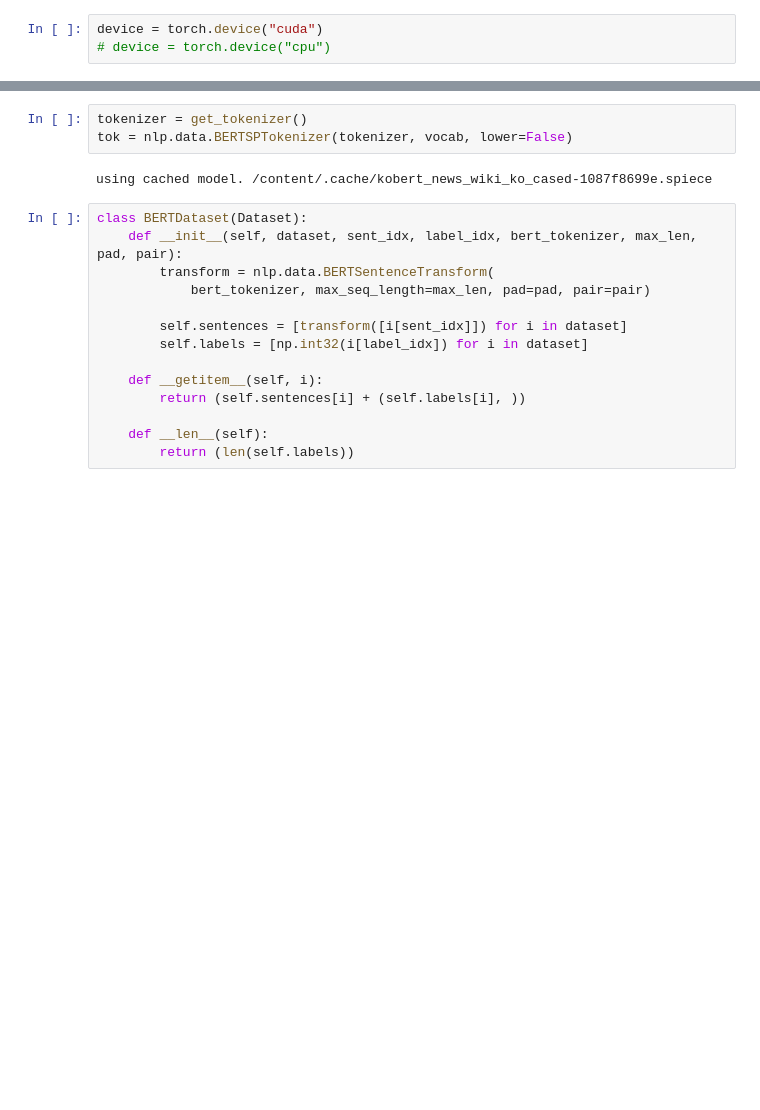
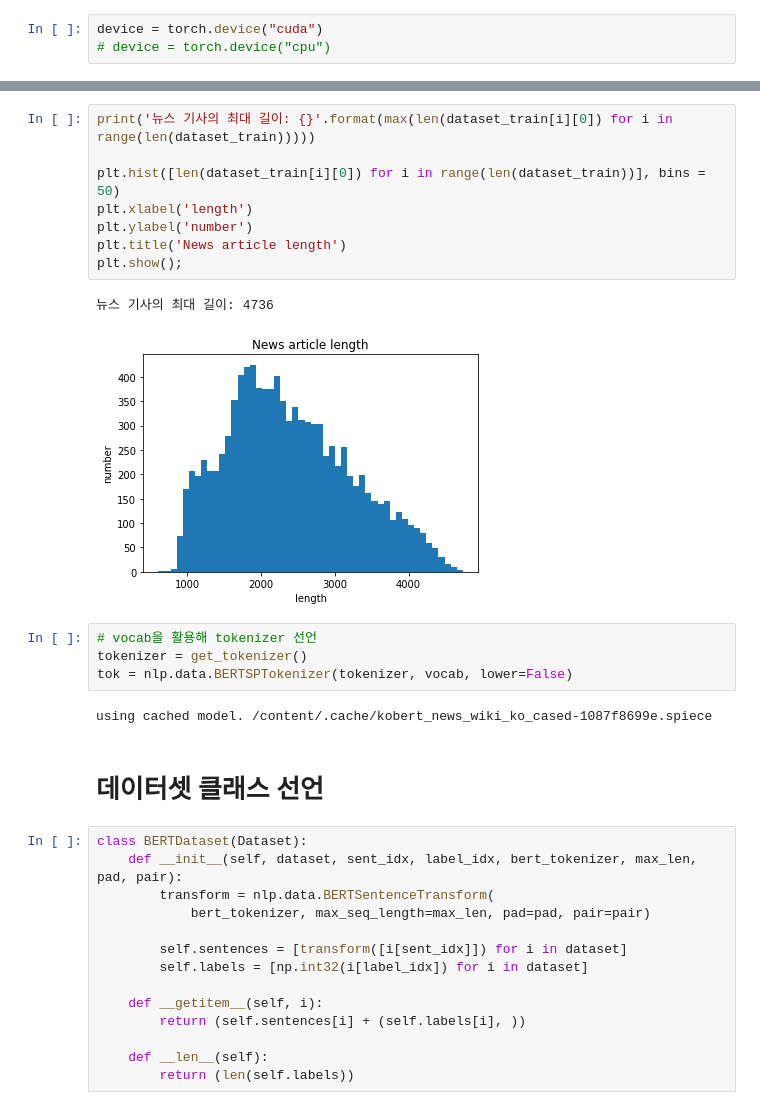
Before and after one commit to hwon-n/cp2, a Jupyter notebook: CP2.ipynb, the cells around one changed output, grey strips where cells are left out. Drawn from its saved outputs; the diff is of its cells as text; blank space fills up the shorter version.

```diff
--- a/CP2.ipynb
+++ b/CP2.ipynb
@@ -134,8 +143,22 @@ dataset_train[0]
+# %%
+print('뉴스 기사의 최대 길이: {}'.format(max(len(dataset_train[i][0]) for i in range(len(dataset_train)))))
+
+plt.hist([len(dataset_train[i][0]) for i in range(len(dataset_train))], bins = 50)
+plt.xlabel('length')
+plt.ylabel('number')
+plt.title('News article length')
+plt.show();
+# %% [output]
+뉴스 기사의 최대 길이: 4736
+[figure, added]
 # %%
+# vocab을 활용해 tokenizer 선언
 tokenizer = get_tokenizer()
 tok = nlp.data.BERTSPTokenizer(tokenizer, vocab, lower=False)
 # %% [output]
 using cached model. /content/.cache/kobert_news_wiki_ko_cased-1087f8699e.spiece
+# %% [markdown]
+# 데이터셋 클래스 선언
 # %%
 class BERTDataset(Dataset):
     def __init__(self, dataset, sent_idx, label_idx, bert_tokenizer, max_len, pad, pair):
```
Also changed, not shown: parts of 29 cells of this notebook.
